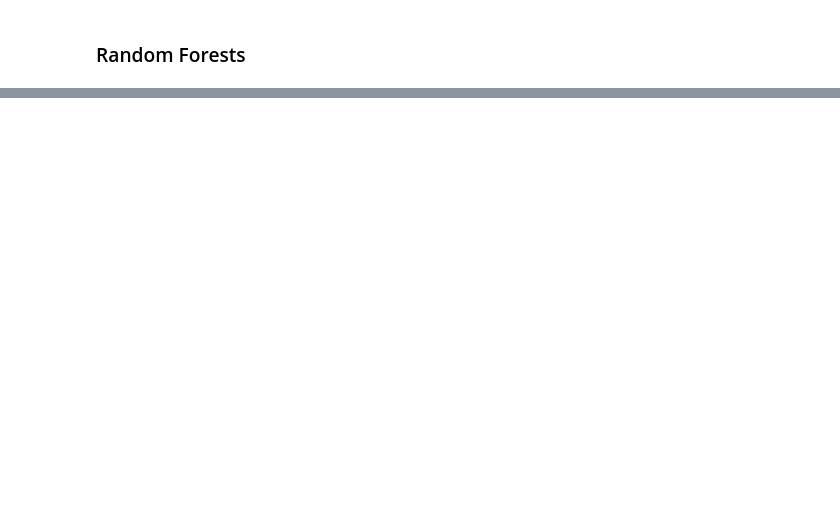
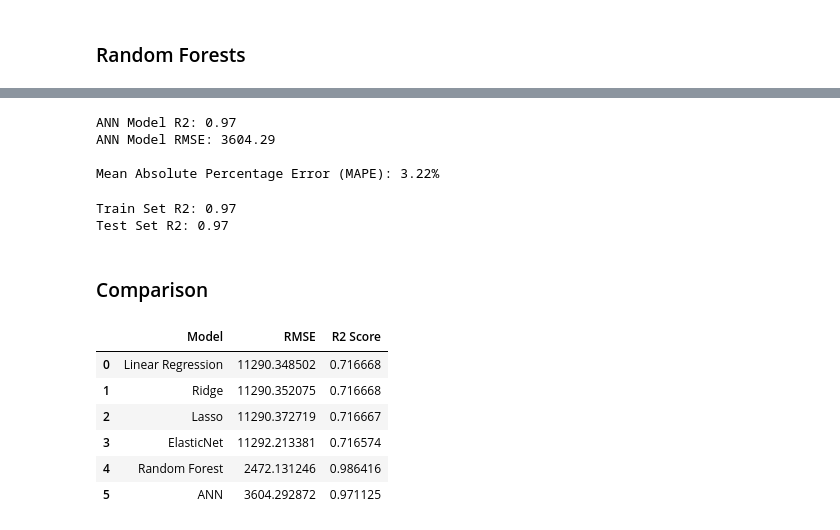
Before and after one commit to ayberkozcan/regression-exercises, a Jupyter notebook: Analyzing Cost of Living/analyzing_cost_of_living.ipynb, the cells around one changed output, grey strips where cells are left out. Saved outputs shown, nothing was run; the diff lists cells and outputs as text; code cells hidden in the pictures; blank space fills up the shorter version.

Commit message:
Final Modeling and Comparison
Modeling with ANN, overfitting checks and comparison.

```diff
--- a/Analyzing Cost of Living/analyzing_cost_of_living.ipynb
+++ b/Analyzing Cost of Living/analyzing_cost_of_living.ipynb
@@ -462,5 +482,5 @@ from sklearn.metrics import mean_squared_error, r2_score
 # %%
 y = df["total_cost"]
-X = df.drop(columns=["total_cost"])
+X = df.drop(columns=["total_cost", "housing_cost", "food_cost", "transportation_cost", "healthcare_cost", "other_necessities_cost", "childcare_cost"])
 
 X_train, X_test, y_train, y_test = train_test_split(X, y, test_size=0.2, random_state=42)
@@ -467,3 +489,10 @@ X_train, X_test, y_train, y_test = train_test_split(X, y, test_size=0.2, random_
+# %%
+from sklearn.preprocessing import StandardScaler
+
+scaler = StandardScaler()
+X_train = scaler.fit_transform(X_train)
+
+X_test = scaler.transform(X_test)
 # %% [markdown]
 Now, we are going to model our dataset with different algorithms and find the best one.
 # %% [markdown]
@@ -697,0 +791,51 @@ Mean Absolute Percentage Error (MAPE): 0.76%
+# %%
+ann_model = MLPRegressor(hidden_layer_sizes=(50, 30), max_iter=1000, random_state=42)
+
+ann_model.fit(X_train, y_train)
+
+y_pred_ann = ann_model.predict(X_test)
+
+r2_ann = r2_score(y_test, y_pred_ann)
+rmse_ann = np.sqrt(mean_squared_error(y_test, y_pred_ann))
+
+print(f"\nANN Model R2: {r2_ann:.2f}")
+print(f"ANN Model RMSE: {rmse_ann:.2f}")
+
+mape = np.mean(np.abs((y_test - y_pred_ann) / y_test)) * 100
+
+print(f"\nMean Absolute Percentage Error (MAPE): {mape:.2f}%")
+# %% [output]
+ANN Model R2: 0.97
+ANN Model RMSE: 3604.29
+
+Mean Absolute Percentage Error (MAPE): 3.22%
+# %%
+y_pred_train = ann_model.predict(X_train)
+r2_train = r2_score(y_train, y_pred_train)
+
+y_pred_test = ann_model.predict(X_test)
+r2_test = r2_score(y_test, y_pred_test)
+
+print(f"Train Set R2: {r2_train:.2f}")
+print(f"Test Set R2: {r2_test:.2f}")
+# %% [output]
+Train Set R2: 0.97
+Test Set R2: 0.97
+# %% [markdown]
+### Comparison
+# %%
+comparison_df = pd.DataFrame({
+    "Model": ["Linear Regression", "Ridge", "Lasso", "ElasticNet", "Random Forest", "ANN"],
+    "RMSE": [rmse_linear, rmse_ridge, rmse_lasso, rmse_elasticNet, rmse_randomForest, rmse_ann],
+    "R2 Score": [r2_linear, r2_ridge, r2_lasso, r2_elasticNet, r2_randomForest, r2_ann]
+})
+# %%
+comparison_df
+# %% [output]
+|  | Model | RMSE | R2 Score |
+| 0 | Linear Regression | 11290.348502 | 0.716668 |
+| 1 | Ridge | 11290.352075 | 0.716668 |
+| 2 | Lasso | 11290.372719 | 0.716667 |
+| 3 | ElasticNet | 11292.213381 | 0.716574 |
+| 4 | Random Forest | 2472.131246 | 0.986416 |
+| 5 | ANN | 3604.292872 | 0.971125 |
```
Also changed, not shown: parts of 16 cells of this notebook.
